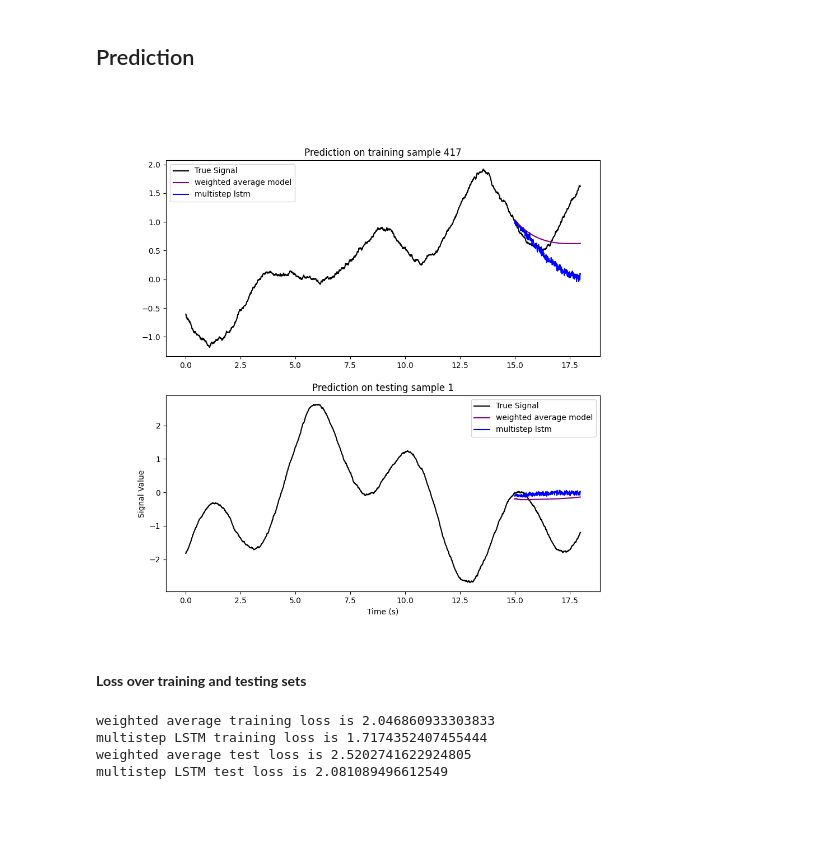
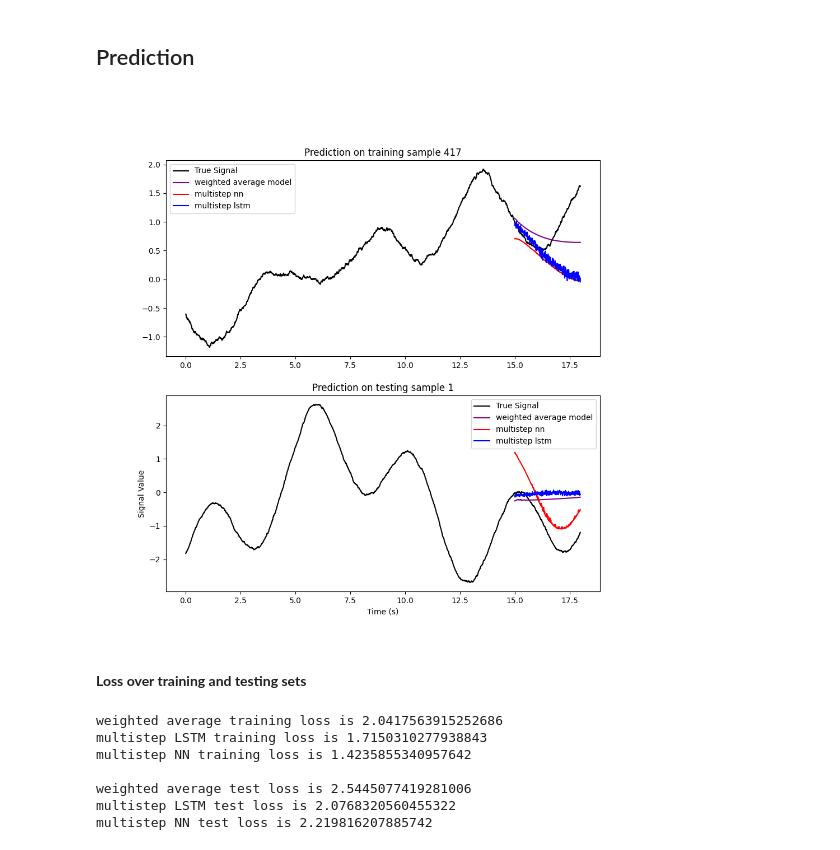
Before and after one commit to ArnavTapadia/emili_TimeSeriesPredictor, a Jupyter notebook: time_series_predictor/Notebooks/Random_Sine_Prediction.ipynb, the cells around one changed output. Saved outputs shown, nothing was run; the diff lists cells and outputs as text; code cells hidden in the pictures; blank space fills up the shorter version.

Commit message:
multistep NN added

```diff
--- a/time_series_predictor/Notebooks/Random_Sine_Prediction.ipynb
+++ b/time_series_predictor/Notebooks/Random_Sine_Prediction.ipynb
@@ -173,6 +173,7 @@ weighted_average_model = WeightedAverageModel(timesteps=lookback, features=featu
 # lstm_model = LSTMUnivariateRecursivePred(timesteps=lookback, features=features, lstm_units=64, recursive_forecast_length=1)
 # lstm_model_recursive_train = LSTMUnivariateRecursivePred(timesteps=lookback, features=features, lstm_units=64, recursive_forecast_length=forecast)
 lstm_multistep = LSTMUnivariateMultiStep(timesteps=lookback, features=features, lstm_units=64, forecast_length=forecast)
+multistepNN = MultiStepFullyConnectedNN(timesteps=lookback, features=features, hidden_units=64, forecast_length=forecast)
 
 # Train the Weighted Average Model and capture the loss history
 print("Training the Weighted Average Model...")
@@ -214,5 +215,18 @@ lstm_multistep_train_loss, lstm_multistep_val_loss = train(
     lr=0.001,
     shuffle=False
 )
+
+print("Training the Multistep NN Model...")
+multistepNN_train_loss, multistepNN_val_loss = train(
+    model=multistepNN,
+    xTrain=xTr,
+    yTrain=yTr,
+    xVal=xTe,  # Validation data
+    yVal=yTe,
+    epochs=10,
+    batch_size=1,
+    lr=0.001,
+    shuffle=False
+)
 # %% [output]
 Training the Weighted Average Model...
@@ -310,6 +328,10 @@ model_test_preds_weighted = recursive_predict(model=weighted_average_model, inpu
 model_train_preds_lstm_multistep = recursive_predict(model=lstm_multistep, input_data=xTr[[trainingSample]], nRecursive_predictions=1)
 model_test_preds_lstm_multistep = recursive_predict(model=lstm_multistep, input_data=xTe[[testingSample]], nRecursive_predictions=1)
 
+model_train_preds_multistep_nn = recursive_predict(model=multistepNN, input_data=xTr[[trainingSample]], nRecursive_predictions=1)
+model_test_preds_multistep_nn = recursive_predict(model=multistepNN, input_data=xTe[[testingSample]], nRecursive_predictions=1)
+
+
 plt.figure(figsize=(10, 10))
 
 #Training plot ---
@@ -324,36 +346,42 @@ plt.plot(np.arange(lookback,timesteps) * delta_t, model_train_preds_weighted[0],
 
 #recursive predictor lstm
 # plt.plot(np.arange(lookback,timesteps) * delta_t, model_train_preds_lstm[0], color='red', label='recursive lstm')
+
+#multistep nn
+plt.plot(np.arange(lookback,timesteps) * delta_t, model_train_preds_multistep_nn[0], color='red', label='multistep nn')
 
 #multistep predictor lstm
 plt.plot(np.arange(lookback,timesteps) * delta_t, model_train_preds_lstm_multistep[0], color='blue', label='multistep lstm')
 
 plt.title(f"Prediction on training sample {trainingSample}")
 plt.legend()
 
 #Testing plot ----
 plt.subplot(2,1,2)
 #plotting true data
 plt.plot(np.arange(lookback) * delta_t, xTe[testingSample], label='True Signal', color='black')
 plt.plot(np.arange(lookback,timesteps) * delta_t, yTe[testingSample], color='black', label='')
 
 # Plotting model predictions
 #weighted average model
 plt.plot(np.arange(lookback,timesteps) * delta_t, model_test_preds_weighted[0], color='purple', label='weighted average model')
 
 #recursive predictor lstm
 # plt.plot(np.arange(lookback,timesteps) * delta_t, model_test_preds_lstm[0], color='red', label='recursive lstm')
 
+#multistep nn
+plt.plot(np.arange(lookback,timesteps) * delta_t, model_test_preds_multistep_nn[0], color='red', label='multistep nn')
+
 #multistep predictor lstm
 plt.plot(np.arange(lookback,timesteps) * delta_t, model_test_preds_lstm_multistep[0], color='blue', label='multistep lstm')
 
 plt.xlabel("Time (s)")
 plt.ylabel("Signal Value")
 plt.title(f"Prediction on testing sample {testingSample}")
 plt.legend()
 plt.show()
 # %% [output]
-[figure, old version]
+[figure, new version]
 # %% [markdown]
 **Loss over training and testing sets**
 # %%
@@ -363,14 +391,24 @@ weighted_avg_test_preds = recursive_predict(model=weighted_average_model, input_
 lstm_multistep_train_preds = recursive_predict(model=lstm_multistep, input_data=xTr, nRecursive_predictions=1)
 lstm_multistep_test_preds = recursive_predict(model=lstm_multistep, input_data=xTe, nRecursive_predictions=1)
 
+multistep_nn_train_preds = recursive_predict(model=multistepNN, input_data=xTr, nRecursive_predictions=1)
+multistep_nn_test_preds = recursive_predict(model=multistepNN, input_data=xTe, nRecursive_predictions=1)
+
+
+
 print(f'weighted average training loss is {calculate_mse_loss(weighted_avg_train_preds,yTr)}')
 print(f'multistep LSTM training loss is {calculate_mse_loss(lstm_multistep_train_preds,yTr)}')
+print(f'multistep NN training loss is {calculate_mse_loss(multistep_nn_train_preds,yTr)} \n')
 
 
 print(f'weighted average test loss is {calculate_mse_loss(weighted_avg_test_preds,yTe)}')
 print(f'multistep LSTM test loss is {calculate_mse_loss(lstm_multistep_test_preds,yTe)}')
+print(f'multistep NN test loss is {calculate_mse_loss(multistep_nn_test_preds,yTe)}')
 # %% [output]
-weighted average training loss is 2.046860933303833
-multistep LSTM training loss is 1.7174352407455444
-weighted average test loss is 2.5202741622924805
-multistep LSTM test loss is 2.081089496612549
+weighted average training loss is 2.0417563915252686
+multistep LSTM training loss is 1.7150310277938843
+multistep NN training loss is 1.4235855340957642
+
+weighted average test loss is 2.5445077419281006
+multistep LSTM test loss is 2.0768320560455322
+multistep NN test loss is 2.219816207885742
```
Also changed, not shown: parts of 3 cells of this notebook, 1 other file.
